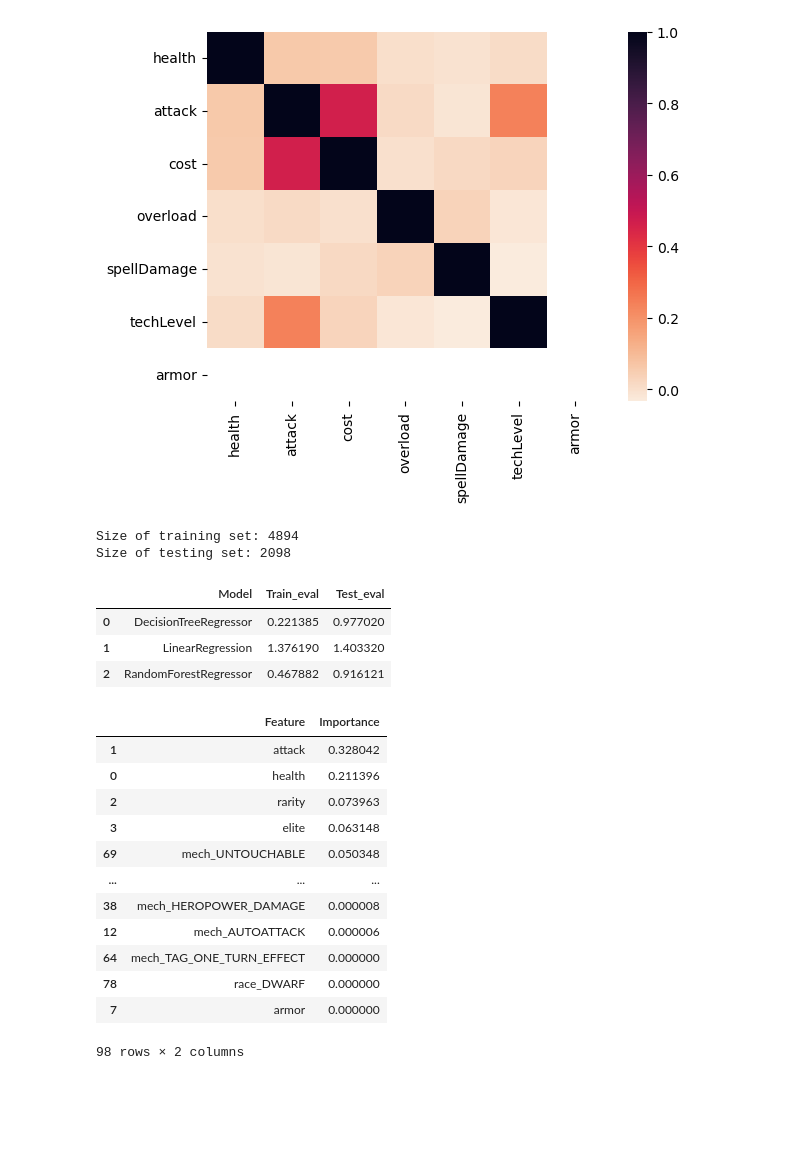
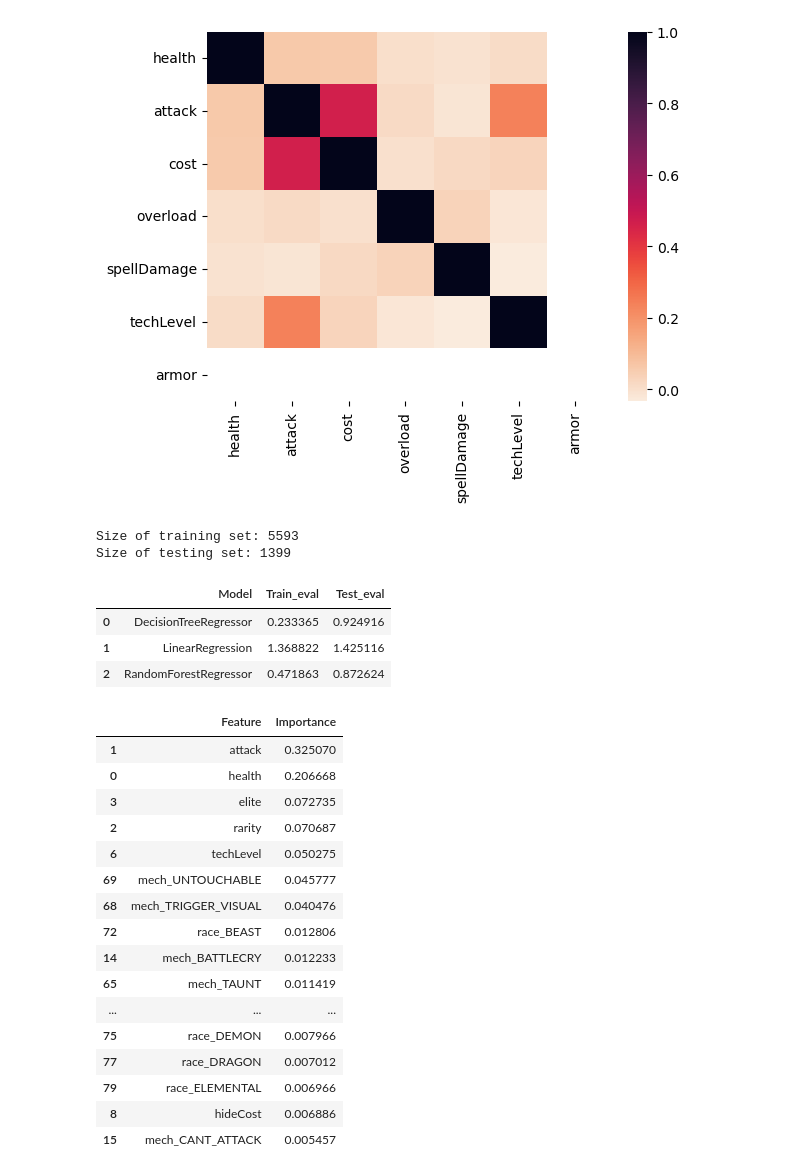
Before and after one commit to AmevinLS/CardsPredictions, a Jupyter notebook: exploration.ipynb, the cells around one changed output. Cells and saved outputs as stored; diff of their text form; code cells hidden in the pictures; blank space fills up the shorter version.

```diff
--- a/exploration.ipynb
+++ b/exploration.ipynb
@@ -123,21 +125,19 @@ features = [col for col in clean_minions_df.columns if col != target]
 # %%
 SEED = 42
-np.random.seed(SEED)
-train_df, test_df = train_test_split(clean_minions_df, test_size=0.3, shuffle=True)
+
+target = "cost"
+features = [col for col in clean_minions_df.columns if col != target]
+
+train_df, test_df = split_dataset(clean_minions_df, test_size=0.2, shuffle=True, seed=SEED)
 print(f"Size of training set: {len(train_df)}")
 print(f"Size of testing set: {len(test_df)}")
 # %% [output]
-Size of training set: 4894
-Size of testing set: 2098
+Size of training set: 5593
+Size of testing set: 1399
 # %%
 dtr = DecisionTreeRegressor()
-dtr.fit(train_df[features], train_df[target])
-
 linear = LinearRegression()
-linear.fit(train_df[features], train_df[target])
-
 forest = RandomForestRegressor()
-forest.fit(train_df[features], train_df[target])
 
 models = [dtr, linear, forest]
 # %%
@@ -156,27 +160,31 @@ results = pd.DataFrame(results, columns=["Model", "Train_eval", "Test_eval"])
-# %%
-results
-# %% [output]
-|  | Model | Train_eval | Test_eval |
-| 0 | DecisionTreeRegressor | 0.221385 | 0.977020 |
-| 1 | LinearRegression | 1.376190 | 1.403320 |
-| 2 | RandomForestRegressor | 0.467882 | 0.916121 |
+# %%
+evaluate_models(models, train_df, test_df, features, target, mean_absolute_error)
+# %% [output]
+|  | Model | Train_eval | Test_eval |
+| 0 | DecisionTreeRegressor | 0.233365 | 0.924916 |
+| 1 | LinearRegression | 1.368822 | 1.425116 |
+| 2 | RandomForestRegressor | 0.471863 | 0.872624 |
 # %%
 kek = pd.DataFrame([])
 kek["Feature"] = forest.feature_names_in_
 kek["Importance"] = forest.feature_importances_
 # %%
-kek.sort_values(by="Importance", ascending=False)
+kek.sort_values(by="Importance", ascending=False).head(20)
 # %% [output]
 |  | Feature | Importance |
-| 1 | attack | 0.328042 |
-| 0 | health | 0.211396 |
-| 2 | rarity | 0.073963 |
-| 3 | elite | 0.063148 |
-| 69 | mech_UNTOUCHABLE | 0.050348 |
+| 1 | attack | 0.325070 |
+| 0 | health | 0.206668 |
+| 3 | elite | 0.072735 |
+| 2 | rarity | 0.070687 |
+| 6 | techLevel | 0.050275 |
+| 69 | mech_UNTOUCHABLE | 0.045777 |
+| 68 | mech_TRIGGER_VISUAL | 0.040476 |
+| 72 | race_BEAST | 0.012806 |
+| 14 | mech_BATTLECRY | 0.012233 |
+| 65 | mech_TAUNT | 0.011419 |
 | ... | ... | ... |
-| 38 | mech_HEROPOWER_DAMAGE | 0.000008 |
-| 12 | mech_AUTOATTACK | 0.000006 |
-| 64 | mech_TAG_ONE_TURN_EFFECT | 0.000000 |
-| 78 | race_DWARF | 0.000000 |
-| 7 | armor | 0.000000 |
+| 75 | race_DEMON | 0.007966 |
+| 77 | race_DRAGON | 0.007012 |
+| 79 | race_ELEMENTAL | 0.006966 |
+| 8 | hideCost | 0.006886 |
+| 15 | mech_CANT_ATTACK | 0.005457 |
-98 rows × 2 columns
```
Also changed, not shown: parts of 13 cells of this notebook.
